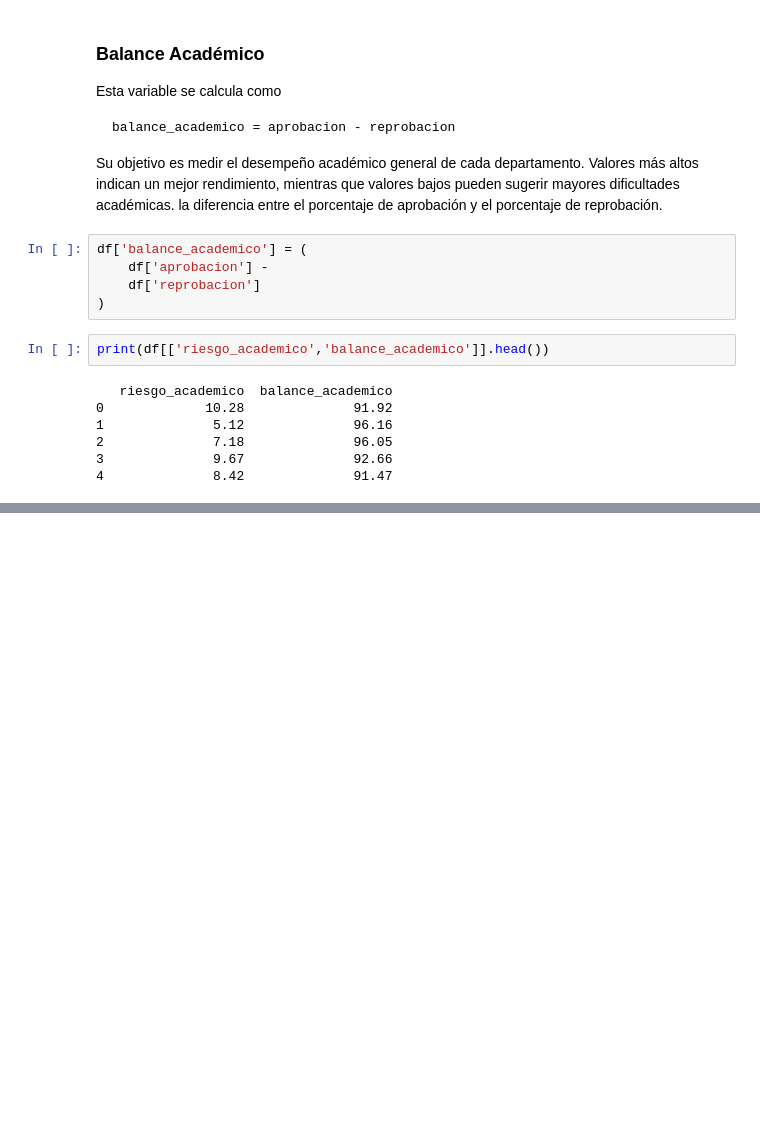
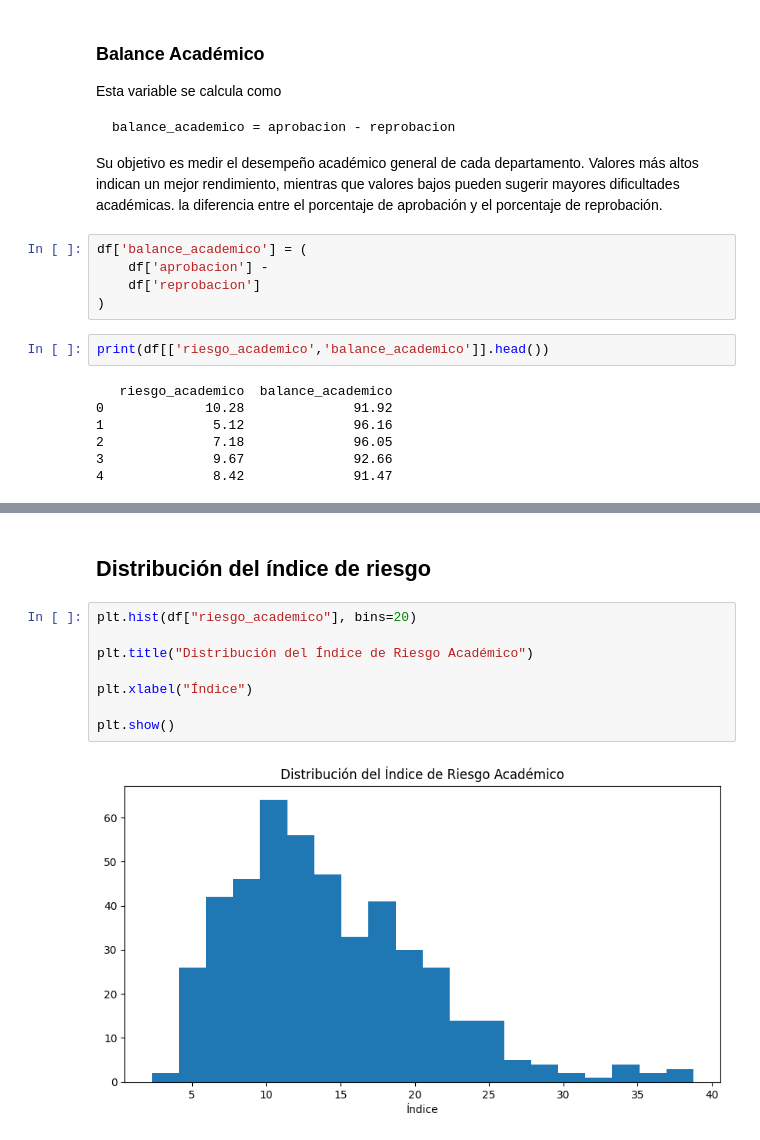
Before and after one commit to Pininita/student-dropout-analysis-colombia, a Jupyter notebook: notebooks/extraction_socrata.ipynb, the cells around one changed output, grey strips where cells are left out. Cells and saved outputs as stored; diff of their text form; blank space fills up the shorter version.

```diff
--- a/notebooks/extraction_socrata.ipynb
+++ b/notebooks/extraction_socrata.ipynb
@@ -169,0 +239,12 @@ print(df[['riesgo_academico','balance_academico']].head())
+# %% [markdown]
+## Distribución del índice de riesgo
+# %%
+plt.hist(df["riesgo_academico"], bins=20)
+
+plt.title("Distribución del Índice de Riesgo Académico")
+
+plt.xlabel("Índice")
+
+plt.show()
+# %% [output]
+[figure, added]
```
Also changed, not shown: parts of 19 cells of this notebook.
